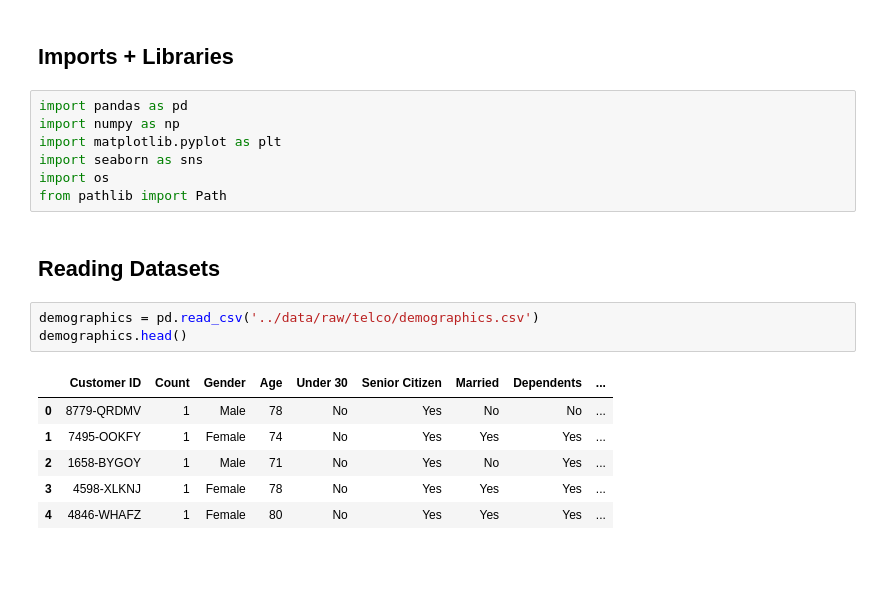
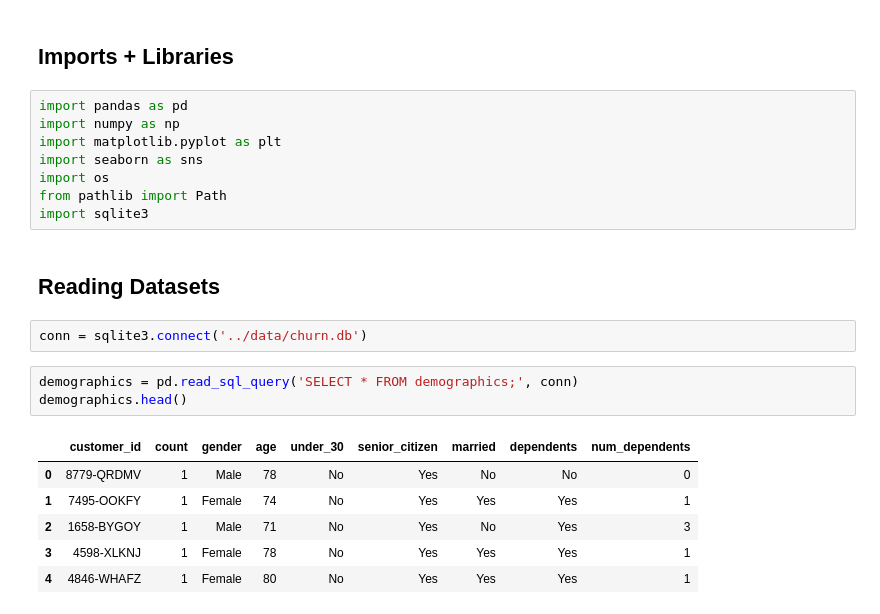
Before and after one commit to pprestonlee/churn-prediction, a Jupyter notebook: notebooks/eda.ipynb, the cells around one changed output. Cells and saved outputs as stored; diff of their text form; blank space fills up the shorter version.

```diff
--- a/notebooks/eda.ipynb
+++ b/notebooks/eda.ipynb
@@ -9,16 +9,19 @@ import matplotlib.pyplot as plt
 import seaborn as sns
 import os
 from pathlib import Path
+import sqlite3
 # %% [markdown]
 ## Reading Datasets
+# %%
+conn = sqlite3.connect('../data/churn.db')
 # %%
-demographics = pd.read_csv('../data/raw/telco/demographics.csv')
+demographics = pd.read_sql_query('SELECT * FROM demographics;', conn)
 demographics.head()
 # %% [output]
-|  | Customer ID | Count | Gender | Age | Under 30 | Senior Citizen | Married | Dependents | ... |
-| 0 | 8779-QRDMV | 1 | Male | 78 | No | Yes | No | No | ... |
-| 1 | 7495-OOKFY | 1 | Female | 74 | No | Yes | Yes | Yes | ... |
-| 2 | 1658-BYGOY | 1 | Male | 71 | No | Yes | No | Yes | ... |
-| 3 | 4598-XLKNJ | 1 | Female | 78 | No | Yes | Yes | Yes | ... |
-| 4 | 4846-WHAFZ | 1 | Female | 80 | No | Yes | Yes | Yes | ... |
+|  | customer_id | count | gender | age | under_30 | senior_citizen | married | dependents | num_dependents |
+| 0 | 8779-QRDMV | 1 | Male | 78 | No | Yes | No | No | 0 |
+| 1 | 7495-OOKFY | 1 | Female | 74 | No | Yes | Yes | Yes | 1 |
+| 2 | 1658-BYGOY | 1 | Male | 71 | No | Yes | No | Yes | 3 |
+| 3 | 4598-XLKNJ | 1 | Female | 78 | No | Yes | Yes | Yes | 1 |
+| 4 | 4846-WHAFZ | 1 | Female | 80 | No | Yes | Yes | Yes | 1 |
 # %%
```
Also changed, not shown: parts of 49 cells of this notebook.
